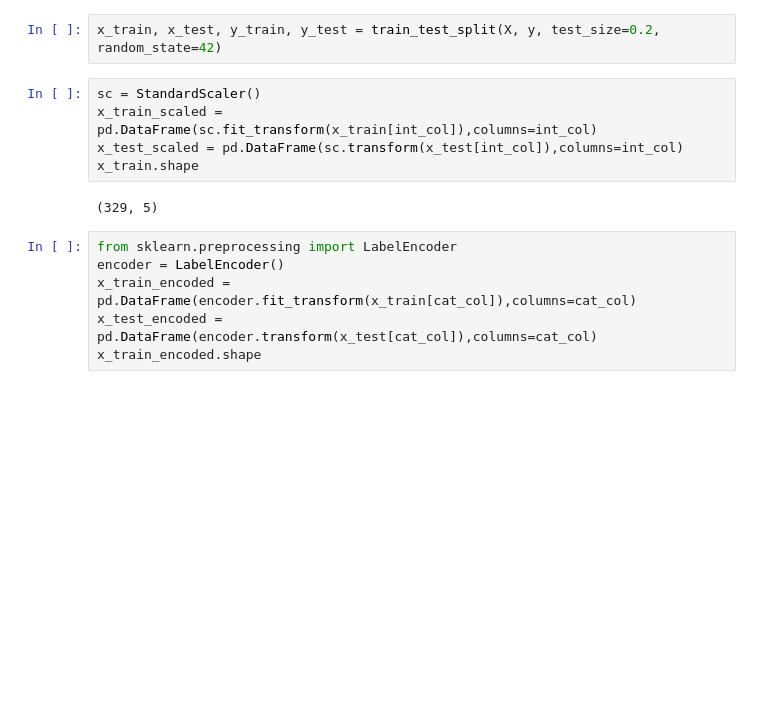
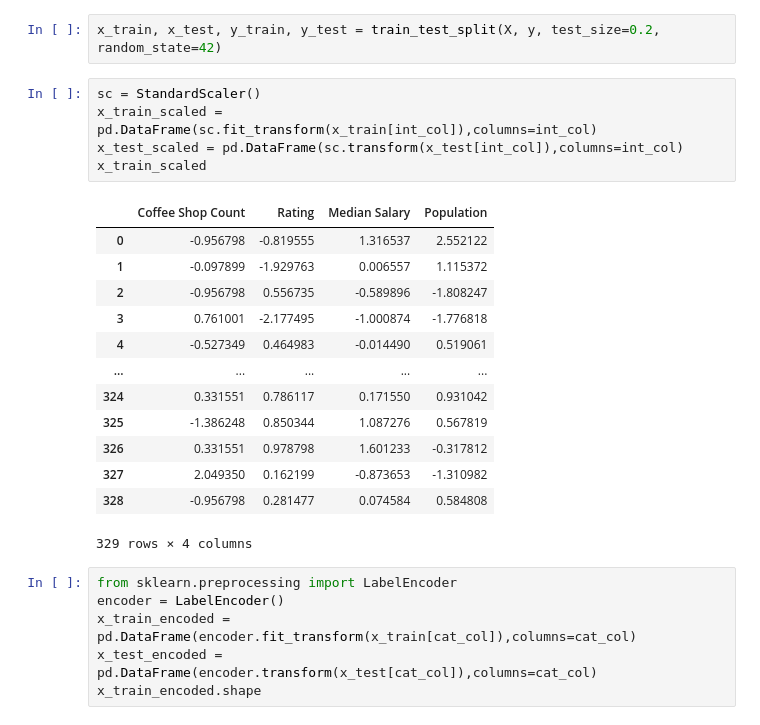
Before and after one commit to Mark007-R/Basic_ML_Models, a Jupyter notebook: Business_Predictor/business_pred.ipynb, the cells around one changed output. Saved outputs shown, nothing was run; the diff lists cells and outputs as text; blank space fills up the shorter version.

```diff
--- a/Business_Predictor/business_pred.ipynb
+++ b/Business_Predictor/business_pred.ipynb
@@ -363,10 +363,22 @@ x_train, x_test, y_train, y_test = train_test_split(X, y, test_size=0.2, random_
 # %%
 sc = StandardScaler()
 x_train_scaled = pd.DataFrame(sc.fit_transform(x_train[int_col]),columns=int_col)
 x_test_scaled = pd.DataFrame(sc.transform(x_test[int_col]),columns=int_col)
-x_train.shape
+x_train_scaled
 # %% [output]
+|  | Coffee Shop Count | Rating | Median Salary | Population |
+| 0 | -0.956798 | -0.819555 | 1.316537 | 2.552122 |
+| 1 | -0.097899 | -1.929763 | 0.006557 | 1.115372 |
+| 2 | -0.956798 | 0.556735 | -0.589896 | -1.808247 |
+| 3 | 0.761001 | -2.177495 | -1.000874 | -1.776818 |
+| 4 | -0.527349 | 0.464983 | -0.014490 | 0.519061 |
+| ... | ... | ... | ... | ... |
+| 324 | 0.331551 | 0.786117 | 0.171550 | 0.931042 |
+| 325 | -1.386248 | 0.850344 | 1.087276 | 0.567819 |
+| 326 | 0.331551 | 0.978798 | 1.601233 | -0.317812 |
+| 327 | 2.049350 | 0.162199 | -0.873653 | -1.310982 |
+| 328 | -0.956798 | 0.281477 | 0.074584 | 0.584808 |
-(329, 5)
+329 rows × 4 columns
 # %%
 from sklearn.preprocessing import LabelEncoder
 encoder = LabelEncoder()
```
Also changed, not shown: parts of 5 cells of this notebook.
